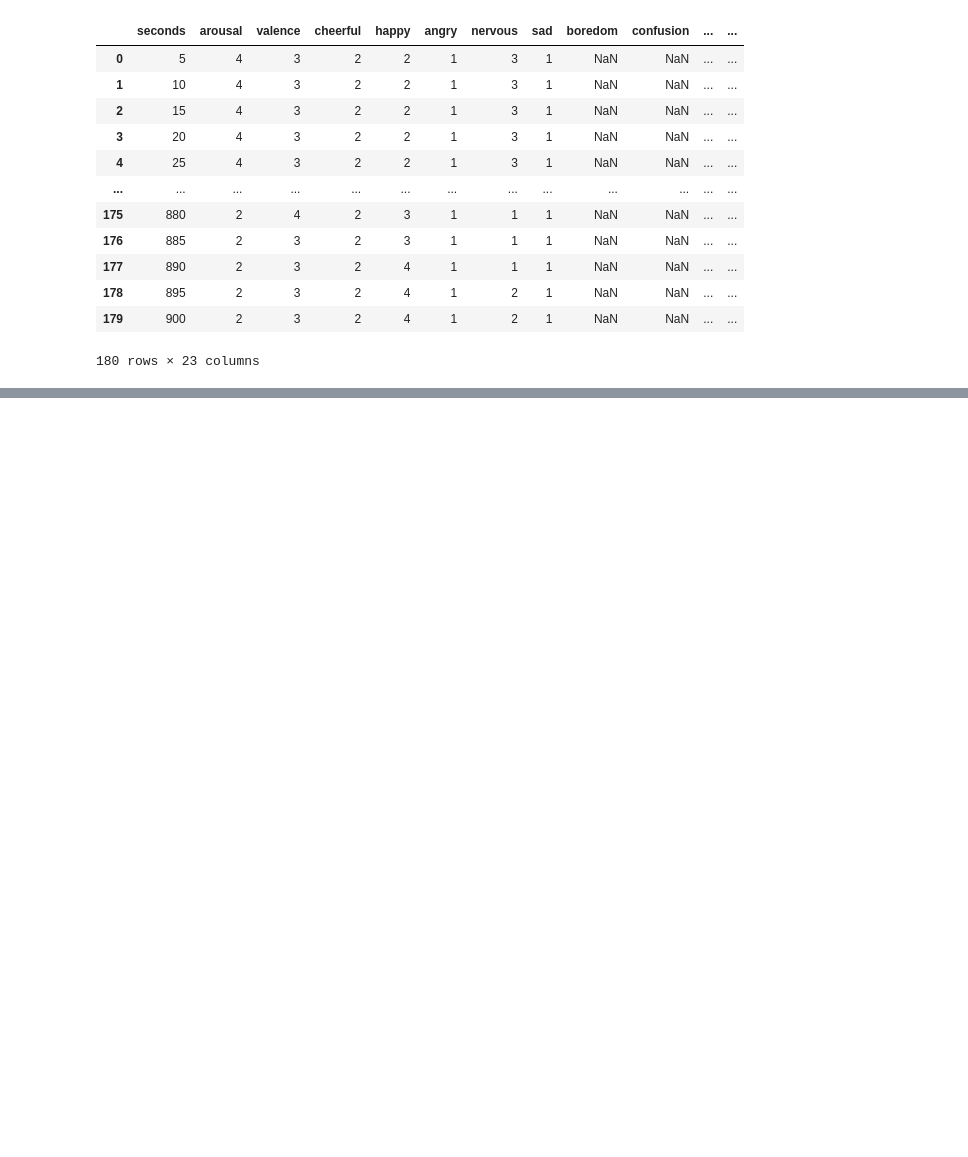
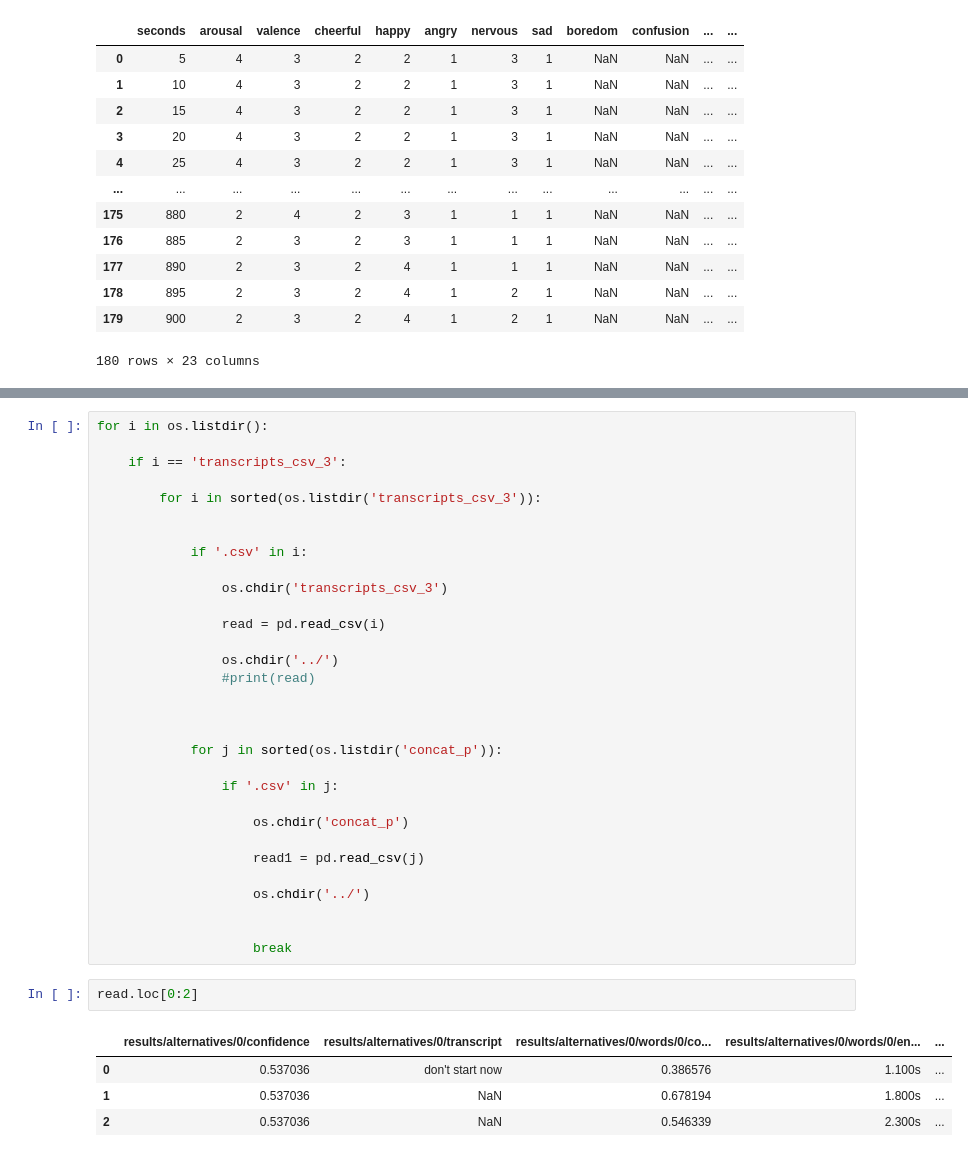
Before and after one commit to saber258/EEG_Text_alignment, a Jupyter notebook: preprocess_csv.ipynb, the cells around one changed output, grey strips where cells are left out. Saved outputs shown, nothing was run; the diff lists cells and outputs as text; blank space fills up the shorter version.

```diff
--- a/preprocess_csv.ipynb
+++ b/preprocess_csv.ipynb
@@ -61,0 +167,38 @@ df_p1_p2_self.to_csv("test.csv", sep=',', index=False)
+# %%
+for i in os.listdir():
+
+    if i == 'transcripts_csv_3':
+
+        for i in sorted(os.listdir('transcripts_csv_3')):
+
+
+            if '.csv' in i:
+
+                os.chdir('transcripts_csv_3')
+
+                read = pd.read_csv(i)
+
+                os.chdir('../')
+                #print(read)
+
+
+
+            for j in sorted(os.listdir('concat_p')):
+
+                if '.csv' in j:
+
+                    os.chdir('concat_p')
+
+                    read1 = pd.read_csv(j)
+
+                    os.chdir('../')
+
+
+                    break
+# %%
+read.loc[0:2]
+# %% [output]
+|  | results/alternatives/0/confidence | results/alternatives/0/transcript | results/alternatives/0/words/0/co... | results/alternatives/0/words/0/en... | ... |
+| 0 | 0.537036 | don't start now | 0.386576 | 1.100s | ... |
+| 1 | 0.537036 | NaN | 0.678194 | 1.800s | ... |
+| 2 | 0.537036 | NaN | 0.546339 | 2.300s | ... |
```
Also changed, not shown: parts of 10 cells of this notebook, 52 other files.
